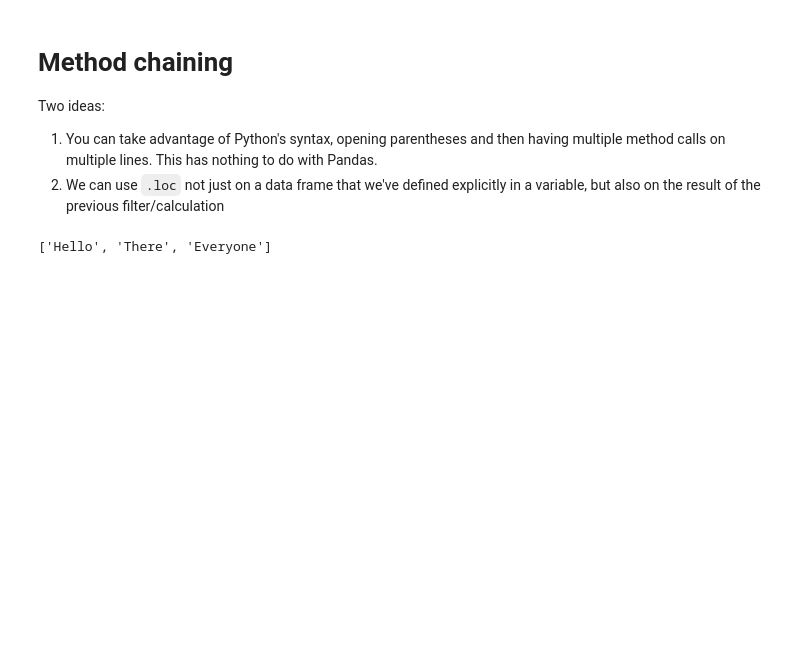
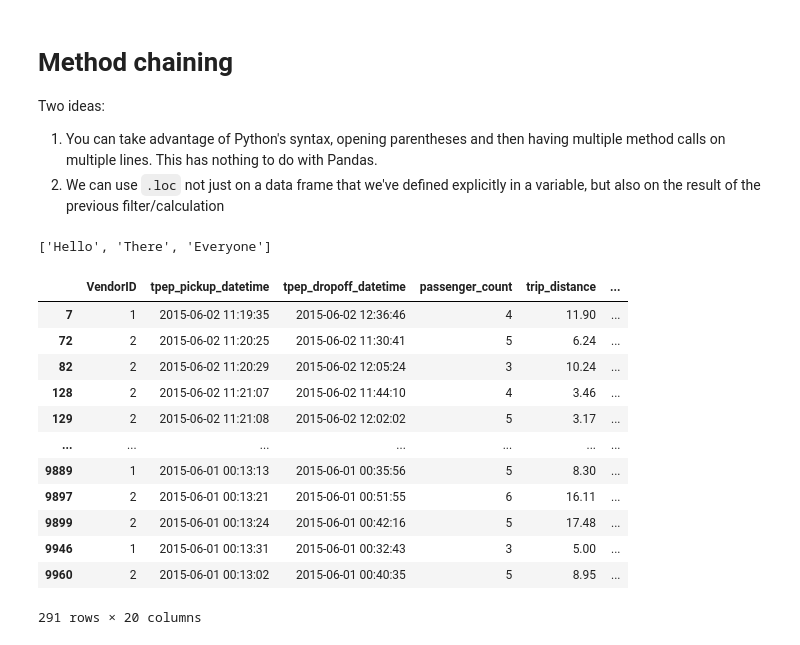
Before and after one commit to reuven/auckland-pug-2024-06June-19, a Jupyter notebook: loc in Pandas.ipynb, the cells around one changed output. Saved outputs shown, nothing was run; the diff lists cells and outputs as text; code cells hidden in the pictures; blank space fills up the shorter version.

```diff
--- a/loc in Pandas.ipynb
+++ b/loc in Pandas.ipynb
@@ -679,2 +672,30 @@ s = 'hello out there to everyone'
+# %%
+# I want to find all taxi rides
+# that were > 5 km in distance
+# and that had > 2 passengers
+# and that took place before 12 noon
+
+(
+    df
+    .assign(trip_distance_km = lambda df_: df_['trip_distance'] * 1.609344)
+    .loc[lambda df_: df_['trip_distance_km'] > 5]
+    .loc[lambda df_: df_['passenger_count'] > 2]
+    .loc[lambda df_: df_['tpep_pickup_datetime'].dt.hour < 12]
+
+)
+# %% [output]
+|  | VendorID | tpep_pickup_datetime | tpep_dropoff_datetime | passenger_count | trip_distance | ... |
+| 7 | 1 | 2015-06-02 11:19:35 | 2015-06-02 12:36:46 | 4 | 11.90 | ... |
+| 72 | 2 | 2015-06-02 11:20:25 | 2015-06-02 11:30:41 | 5 | 6.24 | ... |
+| 82 | 2 | 2015-06-02 11:20:29 | 2015-06-02 12:05:24 | 3 | 10.24 | ... |
+| 128 | 2 | 2015-06-02 11:21:07 | 2015-06-02 11:44:10 | 4 | 3.46 | ... |
+| 129 | 2 | 2015-06-02 11:21:08 | 2015-06-02 12:02:02 | 5 | 3.17 | ... |
+| ... | ... | ... | ... | ... | ... | ... |
+| 9889 | 1 | 2015-06-01 00:13:13 | 2015-06-01 00:35:56 | 5 | 8.30 | ... |
+| 9897 | 2 | 2015-06-01 00:13:21 | 2015-06-01 00:51:55 | 6 | 16.11 | ... |
+| 9899 | 2 | 2015-06-01 00:13:24 | 2015-06-01 00:42:16 | 5 | 17.48 | ... |
+| 9946 | 1 | 2015-06-01 00:13:31 | 2015-06-01 00:32:43 | 3 | 5.00 | ... |
+| 9960 | 2 | 2015-06-01 00:13:02 | 2015-06-01 00:40:35 | 5 | 8.95 | ... |
+291 rows × 20 columns
 # %%
 # I want to find
```
Also changed, not shown: parts of 1 cell of this notebook.
